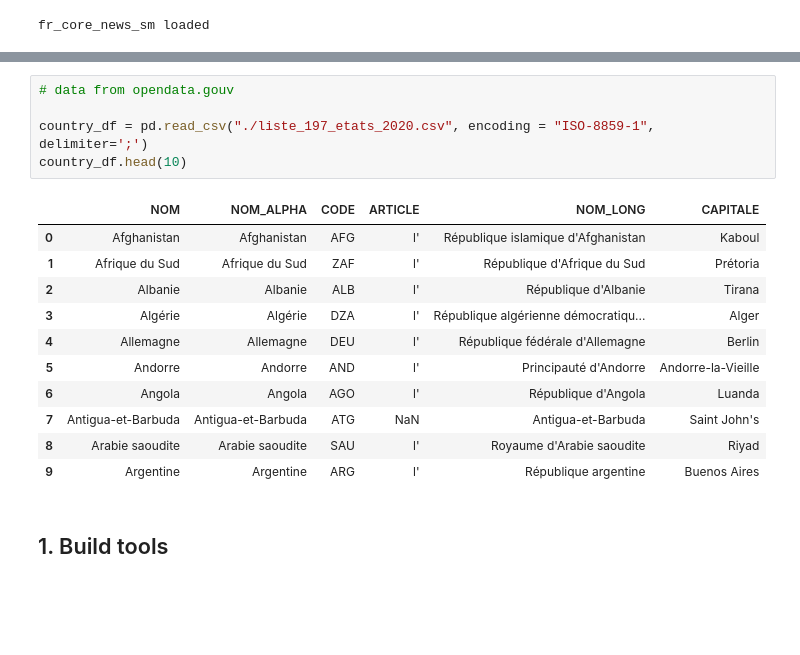
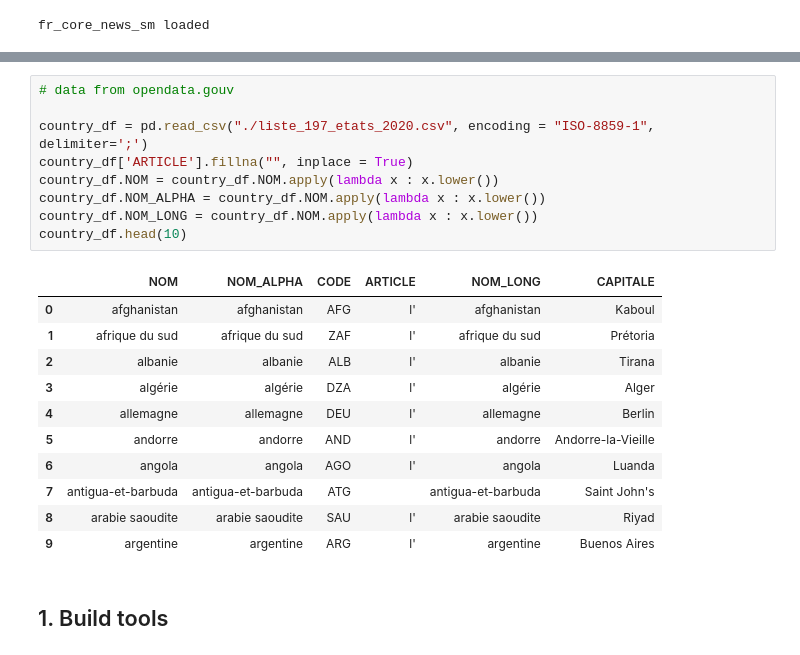
Before and after one commit to ldelille/nlp-archives, a Jupyter notebook: 02_GeoParsing_applied.ipynb, the cells around one changed output, grey strips where cells are left out. Drawn from its saved outputs; the diff is of its cells as text; blank space fills up the shorter version.

```diff
--- a/02_GeoParsing_applied.ipynb
+++ b/02_GeoParsing_applied.ipynb
@@ -38,20 +38,24 @@ news_df.head()
 # %%
 # data from opendata.gouv
 
 country_df = pd.read_csv("./liste_197_etats_2020.csv", encoding = "ISO-8859-1", delimiter=';')
+country_df['ARTICLE'].fillna("", inplace = True)
+country_df.NOM = country_df.NOM.apply(lambda x : x.lower())
+country_df.NOM_ALPHA = country_df.NOM.apply(lambda x : x.lower())
+country_df.NOM_LONG = country_df.NOM.apply(lambda x : x.lower())
 country_df.head(10)
 # %% [output]
 |  | NOM | NOM_ALPHA | CODE | ARTICLE | NOM_LONG | CAPITALE |
-| 0 | Afghanistan | Afghanistan | AFG | l' | République islamique d'Afghanistan | Kaboul |
-| 1 | Afrique du Sud | Afrique du Sud | ZAF | l' | République d'Afrique du Sud | Prétoria |
-| 2 | Albanie | Albanie | ALB | l' | République d'Albanie | Tirana |
-| 3 | Algérie | Algérie | DZA | l' | République algérienne démocratiqu... | Alger |
-| 4 | Allemagne | Allemagne | DEU | l' | République fédérale d'Allemagne | Berlin |
-| 5 | Andorre | Andorre | AND | l' | Principauté d'Andorre | Andorre-la-Vieille |
-| 6 | Angola | Angola | AGO | l' | République d'Angola | Luanda |
-| 7 | Antigua-et-Barbuda | Antigua-et-Barbuda | ATG | NaN | Antigua-et-Barbuda | Saint John's |
-| 8 | Arabie saoudite | Arabie saoudite | SAU | l' | Royaume d'Arabie saoudite | Riyad |
-| 9 | Argentine | Argentine | ARG | l' | République argentine | Buenos Aires |
+| 0 | afghanistan | afghanistan | AFG | l' | afghanistan | Kaboul |
+| 1 | afrique du sud | afrique du sud | ZAF | l' | afrique du sud | Prétoria |
+| 2 | albanie | albanie | ALB | l' | albanie | Tirana |
+| 3 | algérie | algérie | DZA | l' | algérie | Alger |
+| 4 | allemagne | allemagne | DEU | l' | allemagne | Berlin |
+| 5 | andorre | andorre | AND | l' | andorre | Andorre-la-Vieille |
+| 6 | angola | angola | AGO | l' | angola | Luanda |
+| 7 | antigua-et-barbuda | antigua-et-barbuda | ATG |  | antigua-et-barbuda | Saint John's |
+| 8 | arabie saoudite | arabie saoudite | SAU | l' | arabie saoudite | Riyad |
+| 9 | argentine | argentine | ARG | l' | argentine | Buenos Aires |
 # %% [markdown]
 ## 1. Build tools
 # %% [markdown]
```
Also changed, not shown: parts of 27 cells of this notebook.
